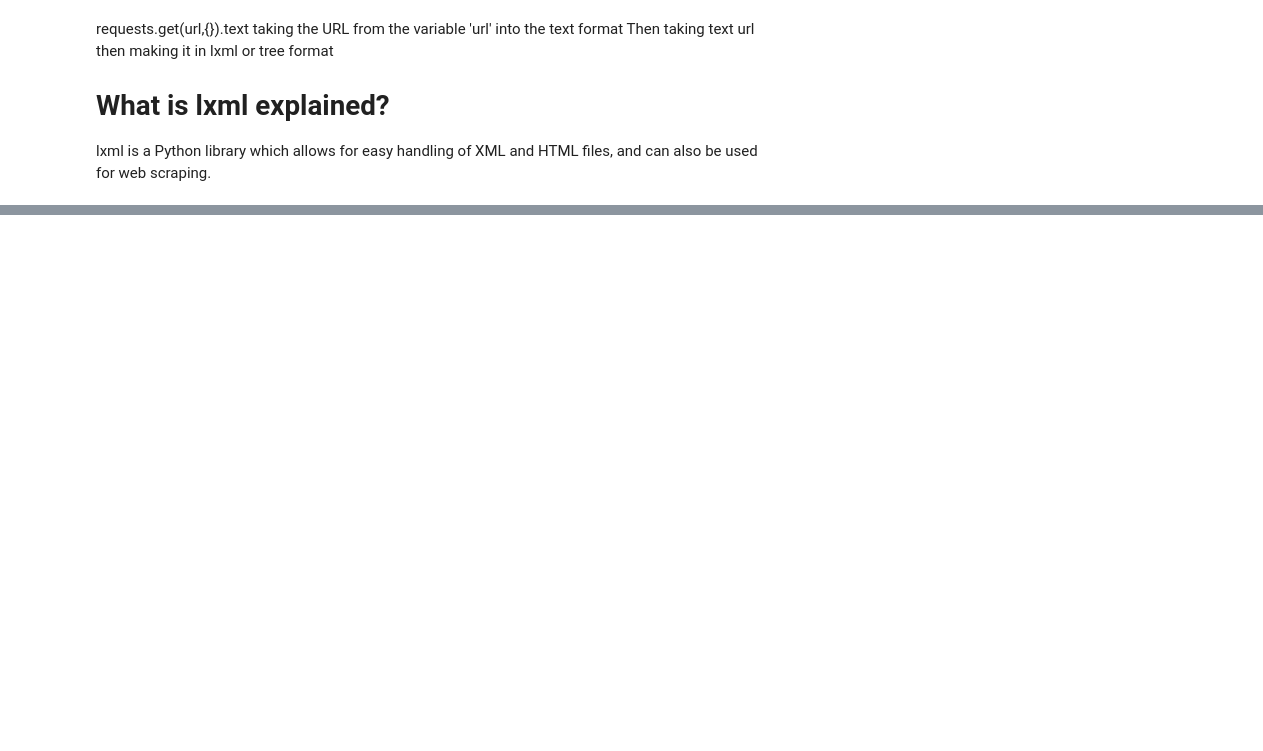
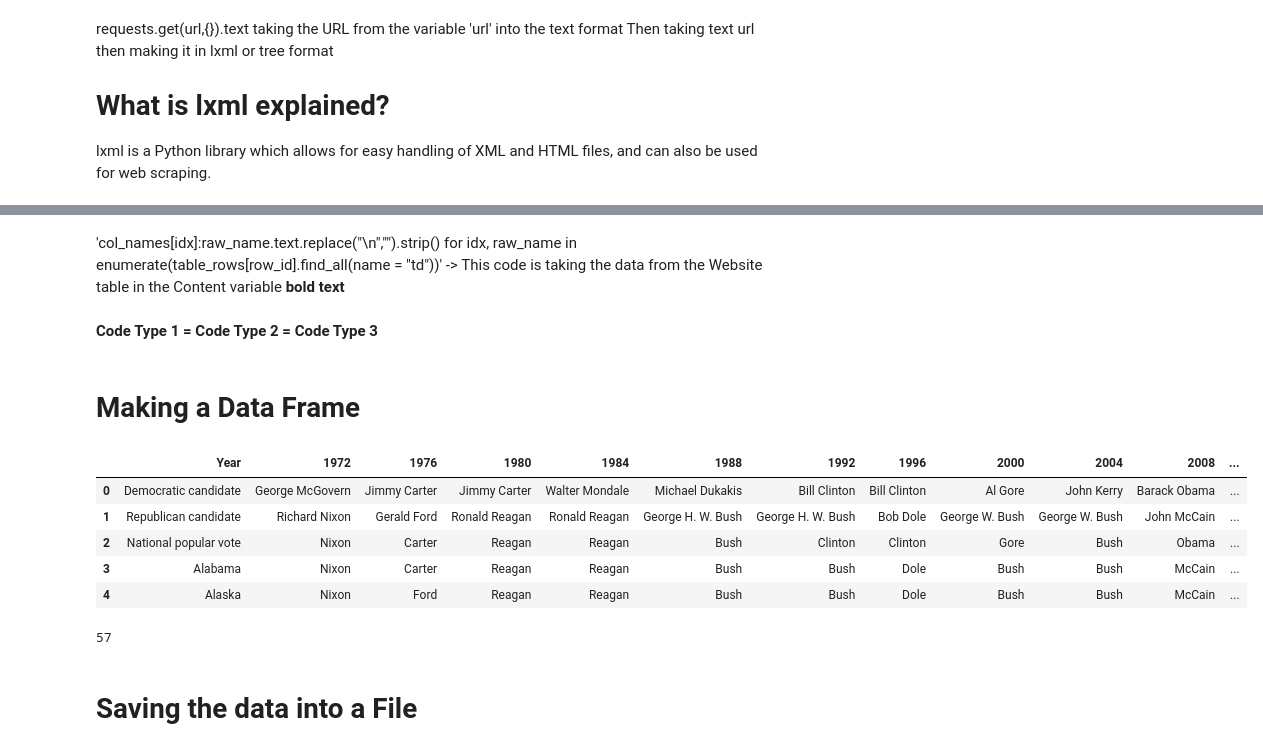
Before and after one commit to Srayoshi-Mirza/Web_scrapping_practice, a Jupyter notebook: Web_Scapping.ipynb, the cells around one changed output, grey strips where cells are left out. Drawn from its saved outputs; the diff is of its cells as text; code cells hidden in the pictures; blank space fills up the shorter version.

```diff
--- a/Web_Scapping.ipynb
+++ b/Web_Scapping.ipynb
@@ -24,0 +49,6 @@ Then taking text url then making it in lxml or tree format
+# %%
+#This was taking as a list
+contents = []
+for row_id in range(2, len(table_rows)):
+  content = [raw_name.text.replace("\n","").strip() for raw_name in table_rows[row_id].find_all(name = "td")]
+  contents.append(content)
@@ -24,0 +61,7 @@ Then taking text url then making it in lxml or tree format
+# %%
+#Taking as a dictionary
+contents = []
+for row_id in range(2, len(table_rows)):
+  content = {col_names[idx]:raw_name.text.replace("\n","").strip() for idx, raw_name in enumerate(table_rows[row_id].find_all(name = "td"))}
+  contents.append(content)
+  ##########Code Type 1#############
@@ -24,0 +70,31 @@ Then taking text url then making it in lxml or tree format
+# %% [markdown]
+'col_names[idx]:raw_name.text.replace("\n","").strip() for idx, raw_name in enumerate(table_rows[row_id].find_all(name = "td"))' -> This code is taking the data from the Website table in the Content variable
+**bold text**
+# %%
+contents = []
+for row_id in range(2, len(table_rows)):
+ contents.append({col_names[idx]:raw_name.text.replace("\n","").strip() for idx, raw_name in enumerate(table_rows[row_id].find_all(name = "td"))})
+##########Code Type 2#############
+# %%
+contents = [{col_names[idx]:raw_name.text.replace("\n","").strip() for idx, raw_name in enumerate(table_rows[row_id].find_all(name = "td"))} for row_id in range(2, len(table_rows))]
+##########Code Type 3#############
+# %% [markdown]
+**Code Type 1 = Code Type 2 = Code Type 3**
+# %% [markdown]
+# **Making a Data Frame**
+# %%
+df = pd.DataFrame(data=contents, columns=col_names)
+df.head()
+# %% [output]
+|  | Year | 1972 | 1976 | 1980 | 1984 | 1988 | 1992 | 1996 | 2000 | 2004 | 2008 | ... |
+| 0 | Democratic candidate | George McGovern | Jimmy Carter | Jimmy Carter | Walter Mondale | Michael Dukakis | Bill Clinton | Bill Clinton | Al Gore | John Kerry | Barack Obama | ... |
+| 1 | Republican candidate | Richard Nixon | Gerald Ford | Ronald Reagan | Ronald Reagan | George H. W. Bush | George H. W. Bush | Bob Dole | George W. Bush | George W. Bush | John McCain | ... |
+| 2 | National popular vote | Nixon | Carter | Reagan | Reagan | Bush | Clinton | Clinton | Gore | Bush | Obama | ... |
+| 3 | Alabama | Nixon | Carter | Reagan | Reagan | Bush | Bush | Dole | Bush | Bush | McCain | ... |
+| 4 | Alaska | Nixon | Ford | Reagan | Reagan | Bush | Bush | Dole | Bush | Bush | McCain | ... |
+# %%
+len(df)
+# %% [output]
+57
+# %% [markdown]
+# **Saving the data into a File**
```
Also changed, not shown: parts of 10 cells of this notebook.
